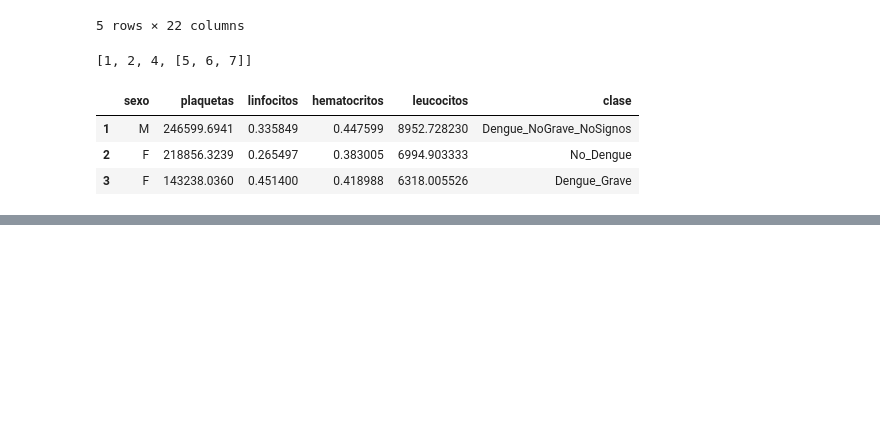
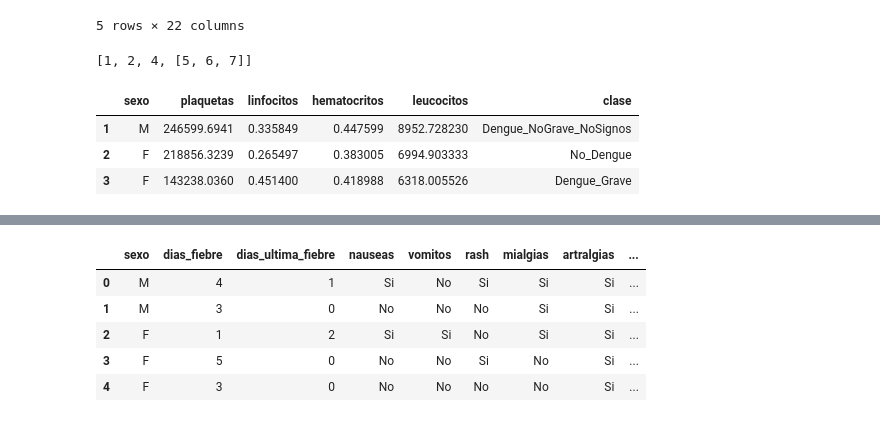
Before and after one commit to Jorgegar96/Classification-Methods, a Jupyter notebook: Notebook.ipynb, the cells around one changed output, grey strips where cells are left out. Cells and saved outputs as stored; diff of their text form; code cells hidden in the pictures; blank space fills up the shorter version.

```diff
--- a/Notebook.ipynb
+++ b/Notebook.ipynb
@@ -887,0 +911,9 @@ from sklearn.svm import SVC
+# %%
+df2.head()
+# %% [output]
+|  | sexo | dias_fiebre | dias_ultima_fiebre | nauseas | vomitos | rash | mialgias | artralgias | ... |
+| 0 | M | 4 | 1 | Si | No | Si | Si | Si | ... |
+| 1 | M | 3 | 0 | No | No | No | Si | Si | ... |
+| 2 | F | 1 | 2 | Si | Si | No | Si | Si | ... |
+| 3 | F | 5 | 0 | No | No | Si | No | Si | ... |
+| 4 | F | 3 | 0 | No | No | No | No | Si | ... |
```
Also changed, not shown: parts of 7 cells of this notebook, 4 other files.
